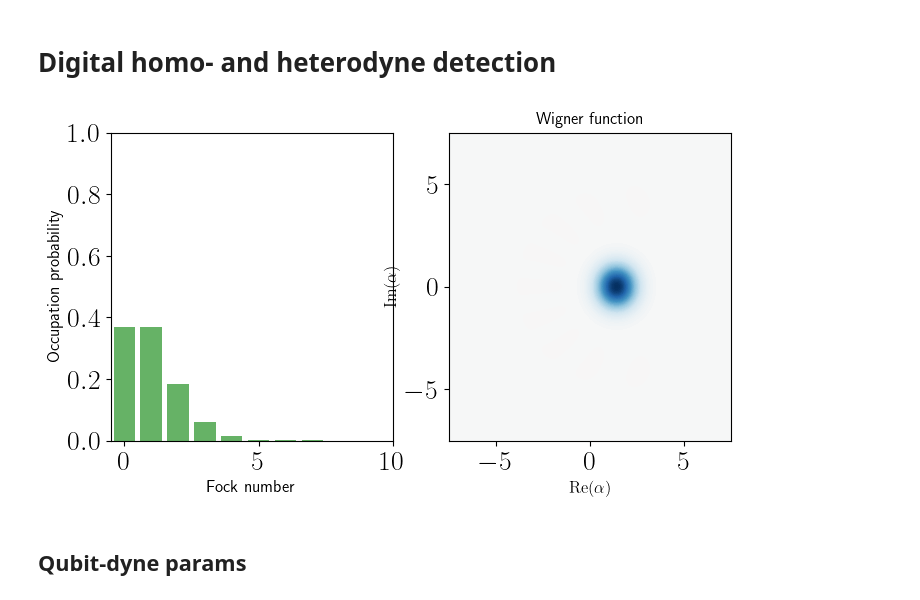
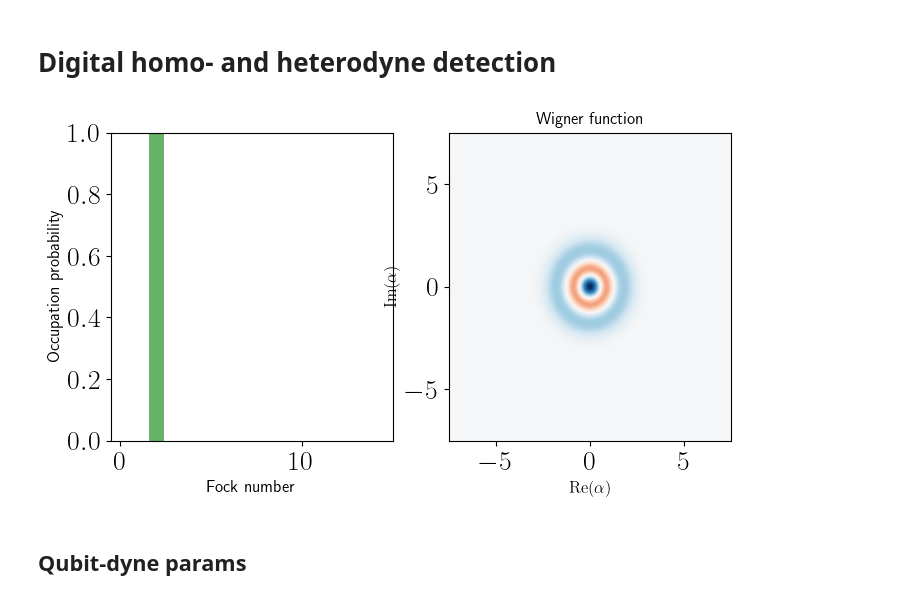
Before and after one commit to ingstra/qubitdyne, a Jupyter notebook: 221014 Qubit-dyne faster_mod2.ipynb, the cells around one changed output. Saved outputs shown, nothing was run; the diff lists cells and outputs as text; code cells hidden in the pictures.

```diff
--- a/221014 Qubit-dyne faster_mod2.ipynb
+++ b/221014 Qubit-dyne faster_mod2.ipynb
@@ -13,32 +13,36 @@ from mpl_toolkits.mplot3d import Axes3D
 # %%
-N=10
+N=15
 
 idc = qeye(N)
 ida = qeye(2)
 a  = tensor(destroy(N), ida)
-adga = a.dag() * a
 sm = tensor(idc, destroy(2))
 sx = tensor(idc, sigmax())
 sy = tensor(idc, sigmay())
 sz = tensor(idc, sigmaz())
 
-
+# cavity photon number operator
 N_cav = tensor(num(N), ida)
 
+# projection operators to qubit ground and excited state
 proj0 = tensor(idc, basis(2,0).proj())
 proj1 = tensor(idc, basis(2,1).proj())
 
 
-initial_cavity = coherent(N, 1j*0.5)
+initial_cavity = coherent(N, 1j*1)
 
-initial_cavity = coherent(N,1)
+initial_cavity = fock(N,2)
+
+alpha = 2
+#initial_cavity = (coherent(N, alpha) + coherent(N,-alpha)).unit()
+
+#initial_cavity = (fock(N, 1) + fock(N,2)).unit()
 
 psi0 = tensor(initial_cavity, basis(2,0))
-wigner_fock_distribution(initial_cavity);
 
+n_init = expect(N_cav, psi0)
 
-alpharef = np.sqrt(expect(N_cav, psi0))
-n_init = expect(N_cav, psi0)
+plot_wigner_fock_distribution(initial_cavity);
 # %% [output]
-[figure, old version]
+[figure, new version]
 # %%
```
Also changed, not shown: parts of 19 cells of this notebook.
